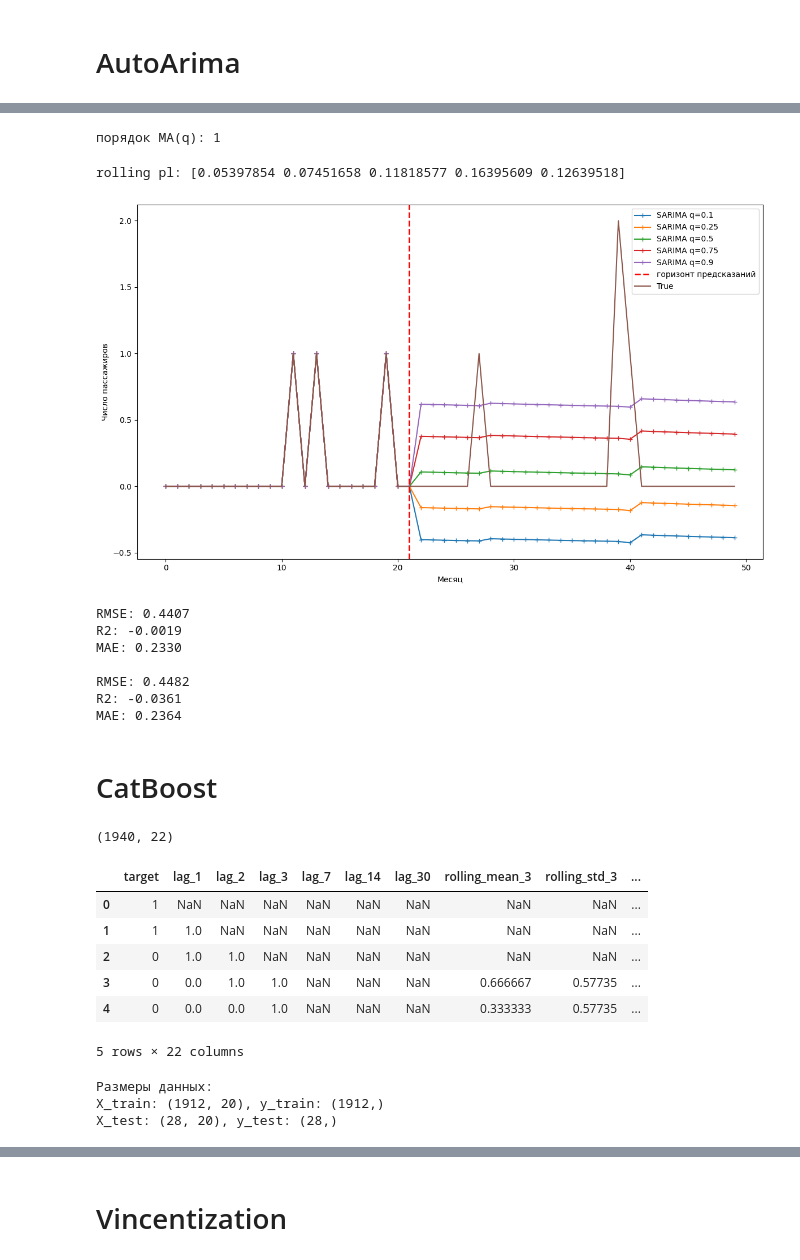
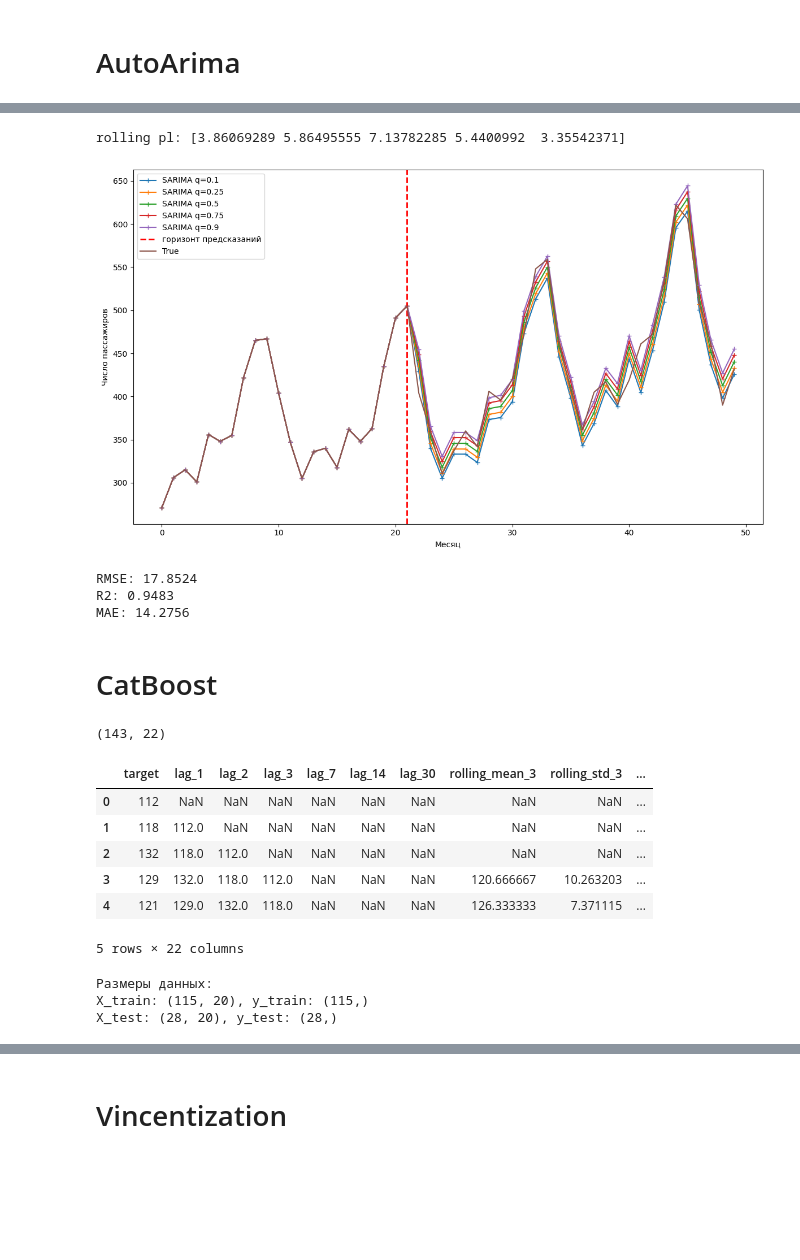
Before and after one commit to senyasenior/Ensembles_of_Quantile_forecasts, a Jupyter notebook: notebooks/nb.ipynb, the cells around one changed output, grey strips where cells are left out. Cells and saved outputs as stored; diff of their text form; code cells hidden in the pictures; blank space fills up the shorter version.

```diff
--- a/notebooks/nb.ipynb
+++ b/notebooks/nb.ipynb
@@ -446,76 +410,35 @@ plt.show()
-# %%
-from tqdm import tqdm
-rolling_model = AutoARIMA(sp=12, max_p=100, max_q=100, suppress_warnings=True, random_state=413)
-rolling_model.fit(train_data)
-q = rolling_model.get_fitted_params()['order'][-1]
-print('порядок MA(q): {q}'.format(q=q))
-rolling_pred = [rolling_model.predict(fh=np.arange(1, max(q, 1)+1))]
-
-rolling_quantile_pred = [rolling_model.predict_quantiles(fh=np.arange(1, max(q, 1)+1), alpha=QUANTILES)]
-
-for i in tqdm(range(len(train_data) + max(q, 1), len(y), max(q, 1))):
-    rolling_model.fit(y[:i])
-    rolling_pred.append(rolling_model.predict(fh=list(range(1, max(q, 1)+1))))
-    rolling_quantile_pred.append(rolling_model.predict_quantiles(fh=np.arange(1, max(q, 1)+1), alpha=QUANTILES))
-
-rolling_quantile_pred = pd.concat(rolling_quantile_pred)
-rolling_pred = np.concatenate(rolling_pred).flatten()
-# %% [output]
-порядок MA(q): 1
 # %%
 from sktime.performance_metrics.forecasting.probabilistic import PinballLoss
 pl = PinballLoss(score_average=False)
-# print(f'naive pl: {pl(y[-28:], naive_quantile_pred).to_numpy()}')
 print(f'rolling pl: {pl(y[-28:], rolling_quantile_pred).to_numpy()}\n')
-# fig, axes = plt.subplots(len(QUANTILES), 1, figsize=(10, 15))
-# for ax, quantile in zip(axes.flatten(), QUANTILES):
-
-#     for name in ('Rolling', "Naive"):
-#         if name == 'Rolling':
-#             # ax.plot(np.concatenate((train_data, rolling_pred))[-70:], '--',label='SARIMA point')
-#             ax.plot(np.concatenate((train_data, list(rolling_quantile_pred.to_dict()[(0, quantile)].values()))), '+-',label=f'SARIMA q={quantile}')
-#         # else:
-#         #     ax.plot(np.concatenate((train_data, naive_pred)), '--',label='Naive pred')
-#         #     ax.plot(np.concatenate((train_data, list(naive_quantile_pred.to_dict()[(0, quantile)].values()))), '+-',label=f'Naive q={quantile}')
-#         ax.axvspan(len(train_data) - 1, len(y) - 1, color='#808080', alpha=0.2)
-#     ax.plot(y, label='True')
-#     ax.legend()
-# plt.tight_layout()
-# plt.show()
 
 plt.figure(figsize=(12, 7))
 for quantile in QUANTILES:
     plt.plot(np.concatenate((train_data, list(rolling_quantile_pred.to_dict()[(0, quantile)].values())))[-50:], '+-',label=f'SARIMA q={quantile}')
 plt.axvline(x=21, color='r', linestyle='--', linewidth=2, label='горизонт предсказаний')
 plt.plot(y[-50:], label='True')
 plt.xlabel('Месяц')
 plt.ylabel('Число пассажиров')
 
 plt.legend()
 plt.tight_layout()
 plt.show()
 
 from sklearn.metrics import root_mean_squared_error, r2_score, mean_absolute_error
-for preds in [naive_pred, rolling_pred]:
-    print(f'RMSE: {root_mean_squared_error(y_true=y[-28:], y_pred=preds):.4f}')
-    print(f"R2: {r2_score(y_true=y[-28:], y_pred=preds):.4f}")
-    print(f"MAE: {mean_absolute_error(y[-28:], y_pred=preds):.4f}\n")
+
+print(f'RMSE: {root_mean_squared_error(y_true=y[-28:], y_pred=rolling_pred):.4f}')
+print(f"R2: {r2_score(y_true=y[-28:], y_pred=rolling_pred):.4f}")
+print(f"MAE: {mean_absolute_error(y[-28:], y_pred=rolling_pred):.4f}\n")
 # %% [output]
-rolling pl: [0.05397854 0.07451658 0.11818577 0.16395609 0.12639518]
+rolling pl: [3.86069289 5.86495555 7.13782285 5.4400992  3.35542371]
-[figure, old version]
+[figure, new version]
-RMSE: 0.4407
-R2: -0.0019
-MAE: 0.2330
-
-RMSE: 0.4482
-R2: -0.0361
-MAE: 0.2364
+RMSE: 17.8524
+R2: 0.9483
+MAE: 14.2756
 # %% [markdown]
 # CatBoost
 # %%
-# y = passengers_df["Passengers"].values
-M5_ID = "HOUSEHOLD_2_242_CA_1_evaluation"
-y = m5_data[m5_data["id"] == M5_ID].filter(like='d_').values.flatten()
+y = DATA
 lags=[1, 2, 3, 7, 14, 30]
 rolling_windows=[3, 7, 14, 30]
 diff_periods=[1, 2, 3, 7, 14, 30]
@@ -549,16 +472,16 @@ print(f"\nРазмеры данных:")
 print(f"X_train: {X_train.shape}, y_train: {y_train.shape}")
 print(f"X_test: {X_test.shape}, y_test: {y_test.shape}")
 # %% [output]
-(1940, 22)
+(143, 22)
 |  | target | lag_1 | lag_2 | lag_3 | lag_7 | lag_14 | lag_30 | rolling_mean_3 | rolling_std_3 | ... |
-| 0 | 1 | NaN | NaN | NaN | NaN | NaN | NaN | NaN | NaN | ... |
-| 1 | 1 | 1.0 | NaN | NaN | NaN | NaN | NaN | NaN | NaN | ... |
-| 2 | 0 | 1.0 | 1.0 | NaN | NaN | NaN | NaN | NaN | NaN | ... |
-| 3 | 0 | 0.0 | 1.0 | 1.0 | NaN | NaN | NaN | 0.666667 | 0.57735 | ... |
-| 4 | 0 | 0.0 | 0.0 | 1.0 | NaN | NaN | NaN | 0.333333 | 0.57735 | ... |
+| 0 | 112 | NaN | NaN | NaN | NaN | NaN | NaN | NaN | NaN | ... |
+| 1 | 118 | 112.0 | NaN | NaN | NaN | NaN | NaN | NaN | NaN | ... |
+| 2 | 132 | 118.0 | 112.0 | NaN | NaN | NaN | NaN | NaN | NaN | ... |
+| 3 | 129 | 132.0 | 118.0 | 112.0 | NaN | NaN | NaN | 120.666667 | 10.263203 | ... |
+| 4 | 121 | 129.0 | 132.0 | 118.0 | NaN | NaN | NaN | 126.333333 | 7.371115 | ... |
 5 rows × 22 columns
 Размеры данных:
-X_train: (1912, 20), y_train: (1912,)
+X_train: (115, 20), y_train: (115,)
 X_test: (28, 20), y_test: (28,)
 # %%
 from catboost import CatBoostRegressor
```
Also changed, not shown: parts of 16 cells of this notebook, 4 other files.
